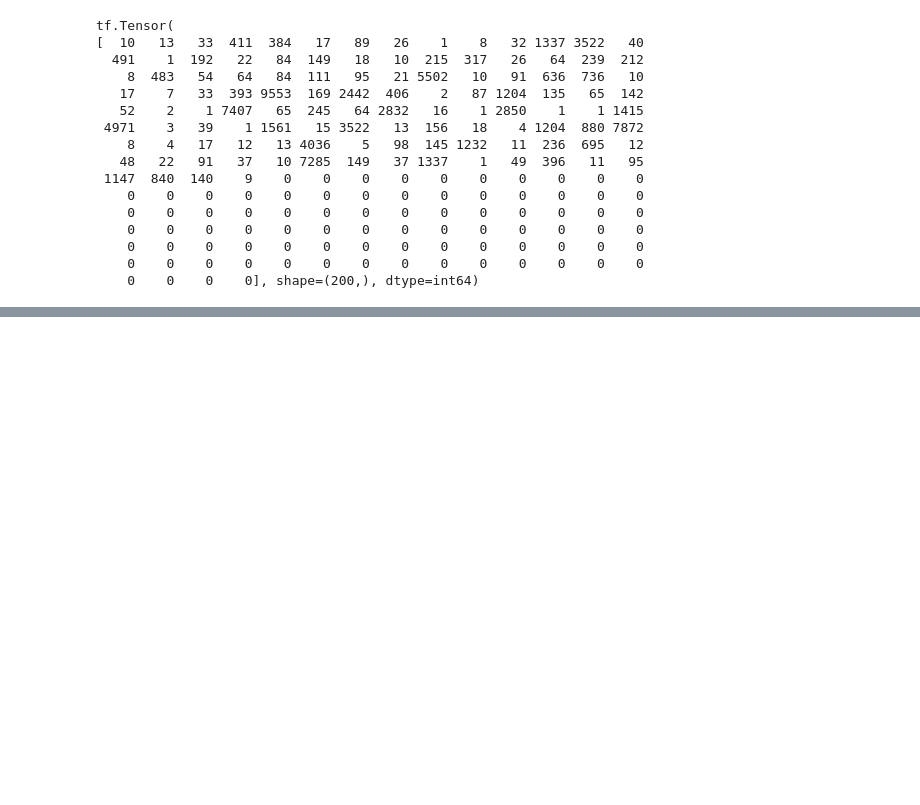
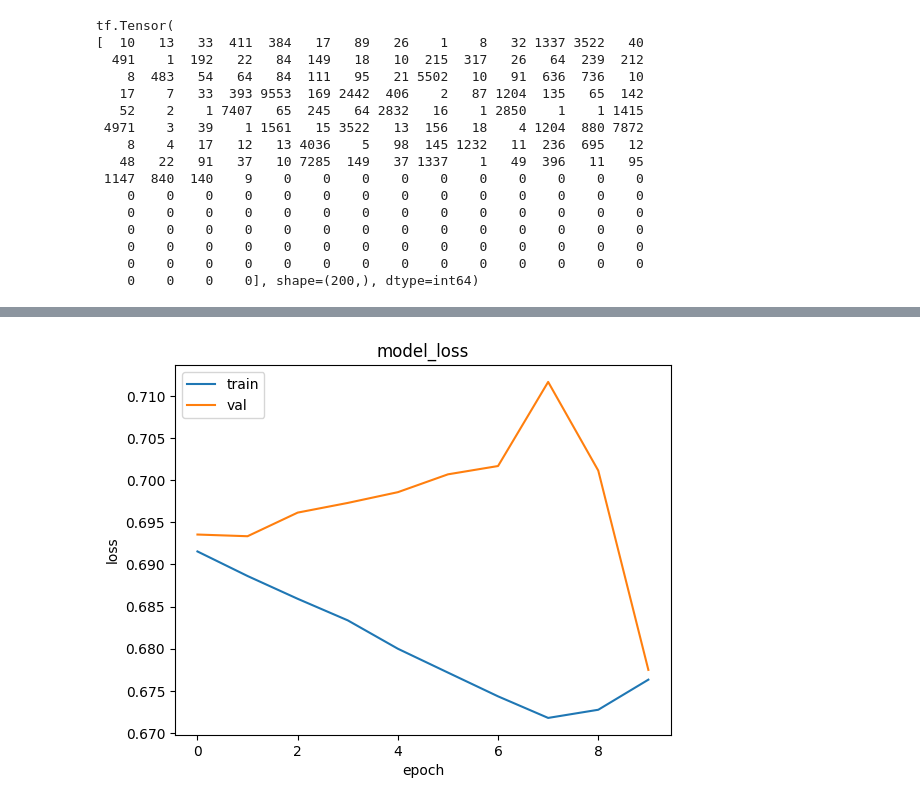
Before and after one commit to Chandrabose1/Basic_RNN, a Jupyter notebook: Basic_sentiment_analysis.ipynb, the cells around one changed output, grey strips where cells are left out. Drawn from its saved outputs; the diff is of its cells as text; code cells hidden in the pictures; blank space fills up the shorter version.

Commit message:
Built SimpleRNN, LSTM

```diff
--- a/Basic_sentiment_analysis.ipynb
+++ b/Basic_sentiment_analysis.ipynb
@@ -81,5 +82,5 @@ tf.Tensor(
     0    0    0    0    0    0    0    0    0    0    0    0    0    0
     0    0    0    0], shape=(200,), dtype=int64)
 # %%
-train_dataset=training_reviews.batch(32).prefetch(buffer_size=tf.data.AUTOTUNE)
-val_dataset=validation_reviews.batch(32).prefetch(buffer_size=tf.data.AUTOTUNE)
+train_dataset=training_reviews.batch(64).prefetch(buffer_size=tf.data.AUTOTUNE)
+val_dataset=validation_reviews.batch(64).prefetch(buffer_size=tf.data.AUTOTUNE)
@@ -85,0 +91,7 @@ val_dataset=validation_reviews.batch(32).prefetch(buffer_size=tf.data.AUTOTUNE)
+# %%
+model=tf.keras.models.Sequential([
+    tf.keras.layers.Input(250,),
+    tf.keras.layers.Embedding(100,50),
+    tf.keras.layers.SimpleRNN(20),
+    tf.keras.layers.Dense(1,activation="sigmoid")
+])
@@ -85,0 +116,4 @@ val_dataset=validation_reviews.batch(32).prefetch(buffer_size=tf.data.AUTOTUNE)
+# %%
+model.compile(loss=tf.keras.losses.BinaryCrossentropy(),optimizer=tf.keras.optimizers.Adam(),metrics="accuracy")
+# %%
+history=model.fit(train_dataset,validation_data=val_dataset,epochs=10)
@@ -85,0 +141,11 @@ val_dataset=validation_reviews.batch(32).prefetch(buffer_size=tf.data.AUTOTUNE)
+# %%
+# loss
+plt.plot(history.history['loss'])
+plt.plot(history.history['val_loss'])
+plt.title('model_loss')
+plt.ylabel('loss')
+plt.xlabel('epoch')
+plt.legend(['train', 'val'], loc='upper left')
+plt.show()
+# %% [output]
+[figure, added]
```
Also changed, not shown: parts of 19 cells of this notebook.
